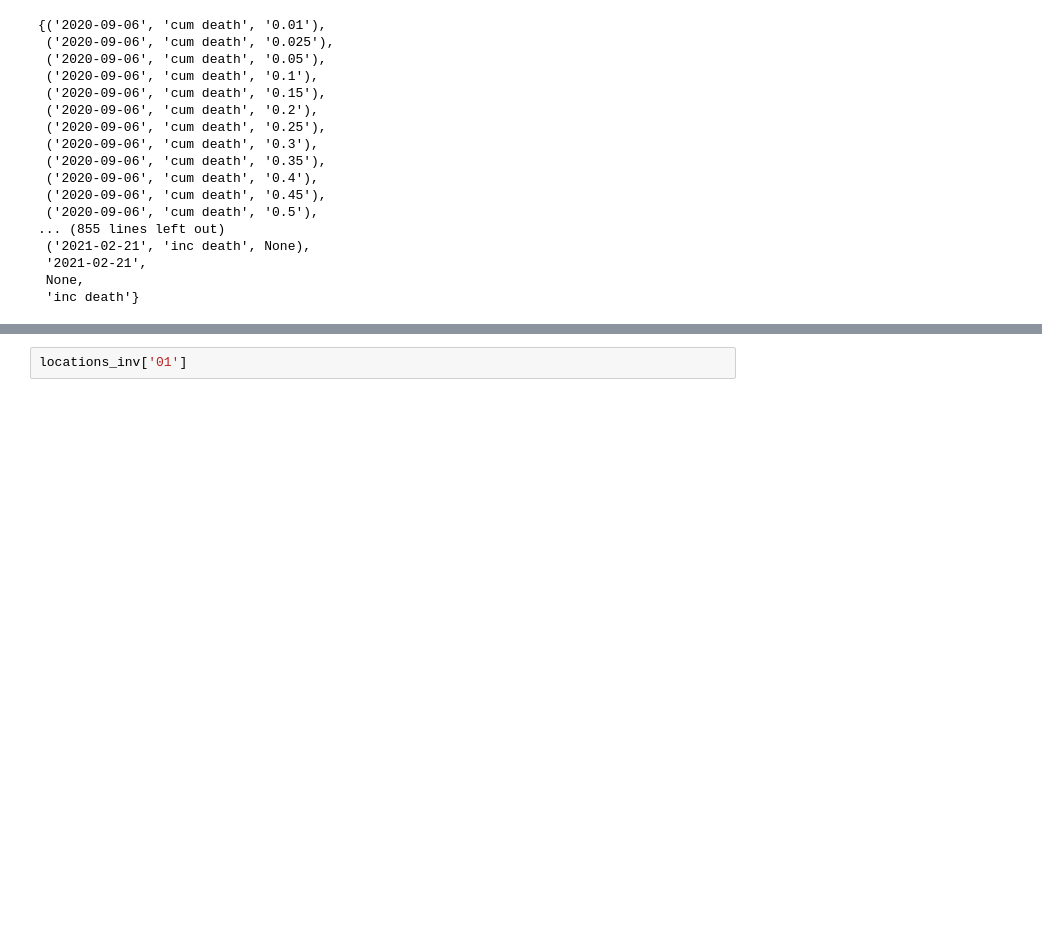
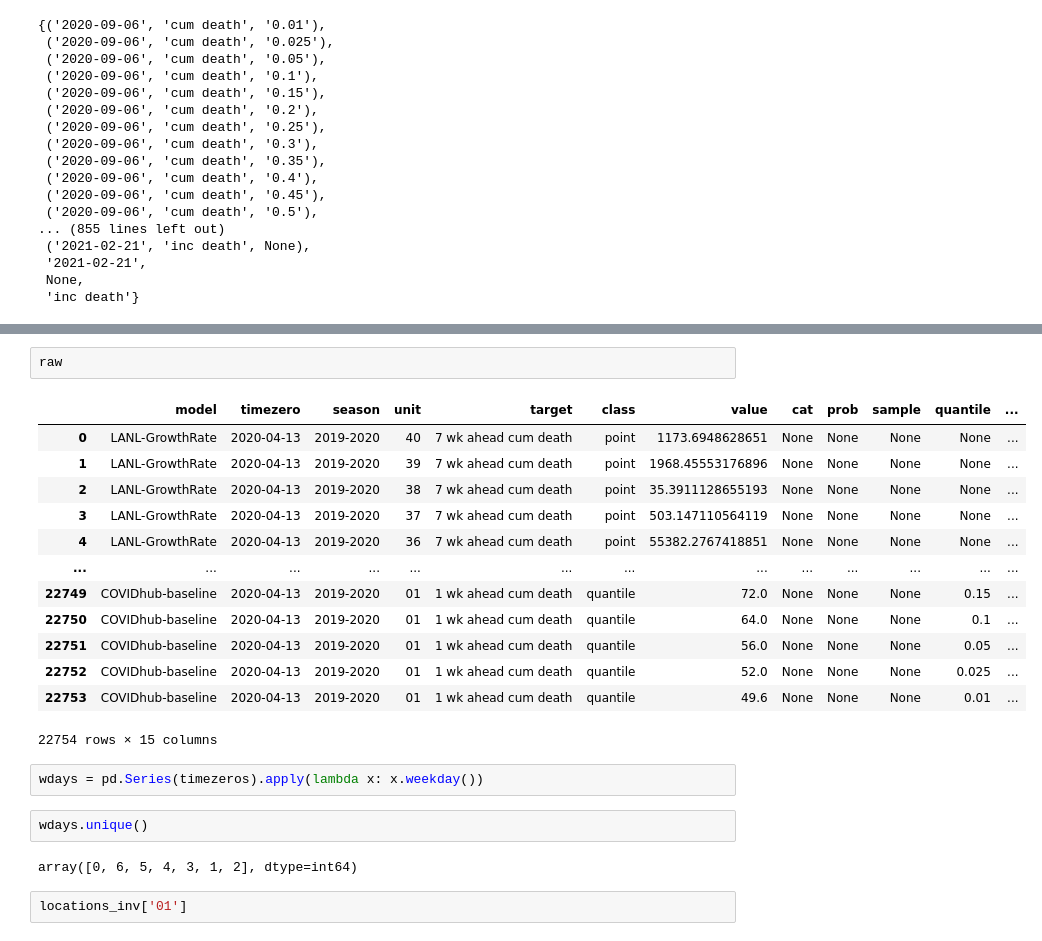
Before and after one commit to Andreaierardi/Covid-19-Forecast-Evaluation, a Jupyter notebook: test_notebook.ipynb, the cells around one changed output, grey strips where cells are left out. Drawn from its saved outputs; the diff is of its cells as text; blank space fills up the shorter version.

```diff
--- a/test_notebook.ipynb
+++ b/test_notebook.ipynb
@@ -298,3 +377,25 @@ pd.read_parquet("data/"+"2020-04-06"+".parquet")
+# %%
+raw
+# %% [output]
+|  | model | timezero | season | unit | target | class | value | cat | prob | sample | quantile | ... |
+| 0 | LANL-GrowthRate | 2020-04-13 | 2019-2020 | 40 | 7 wk ahead cum death | point | 1173.6948628651 | None | None | None | None | ... |
+| 1 | LANL-GrowthRate | 2020-04-13 | 2019-2020 | 39 | 7 wk ahead cum death | point | 1968.45553176896 | None | None | None | None | ... |
+| 2 | LANL-GrowthRate | 2020-04-13 | 2019-2020 | 38 | 7 wk ahead cum death | point | 35.3911128655193 | None | None | None | None | ... |
+| 3 | LANL-GrowthRate | 2020-04-13 | 2019-2020 | 37 | 7 wk ahead cum death | point | 503.147110564119 | None | None | None | None | ... |
+| 4 | LANL-GrowthRate | 2020-04-13 | 2019-2020 | 36 | 7 wk ahead cum death | point | 55382.2767418851 | None | None | None | None | ... |
+| ... | ... | ... | ... | ... | ... | ... | ... | ... | ... | ... | ... | ... |
+| 22749 | COVIDhub-baseline | 2020-04-13 | 2019-2020 | 01 | 1 wk ahead cum death | quantile | 72.0 | None | None | None | 0.15 | ... |
+| 22750 | COVIDhub-baseline | 2020-04-13 | 2019-2020 | 01 | 1 wk ahead cum death | quantile | 64.0 | None | None | None | 0.1 | ... |
+| 22751 | COVIDhub-baseline | 2020-04-13 | 2019-2020 | 01 | 1 wk ahead cum death | quantile | 56.0 | None | None | None | 0.05 | ... |
+| 22752 | COVIDhub-baseline | 2020-04-13 | 2019-2020 | 01 | 1 wk ahead cum death | quantile | 52.0 | None | None | None | 0.025 | ... |
+| 22753 | COVIDhub-baseline | 2020-04-13 | 2019-2020 | 01 | 1 wk ahead cum death | quantile | 49.6 | None | None | None | 0.01 | ... |
+22754 rows × 15 columns
+# %%
+wdays = pd.Series(timezeros).apply(lambda x: x.weekday())
+# %%
+wdays.unique()
+# %% [output]
+array([0, 6, 5, 4, 3, 1, 2], dtype=int64)
 # %%
 locations_inv['01']
 # %% [output]
```
Also changed, not shown: parts of 7 cells of this notebook, 1 other file.
